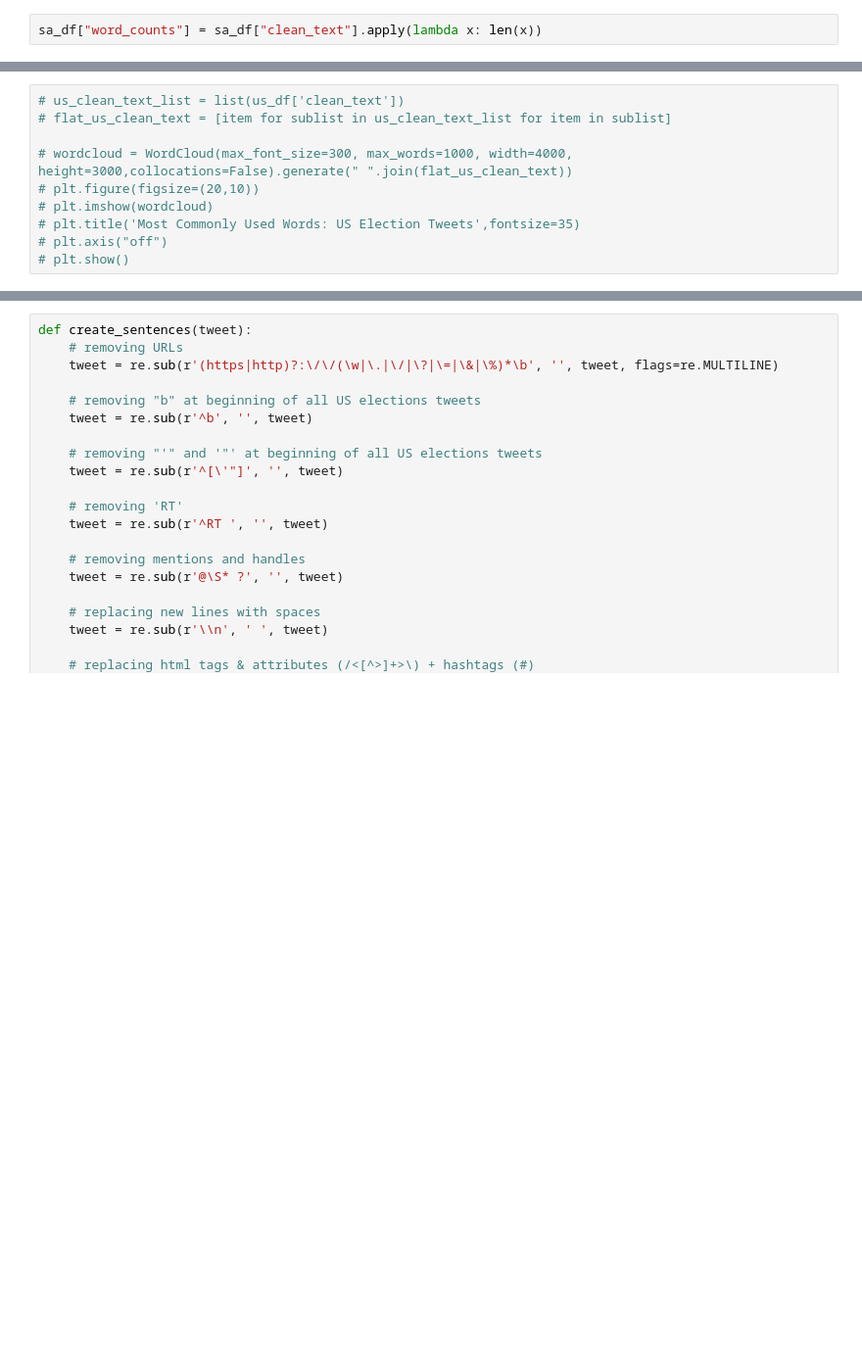
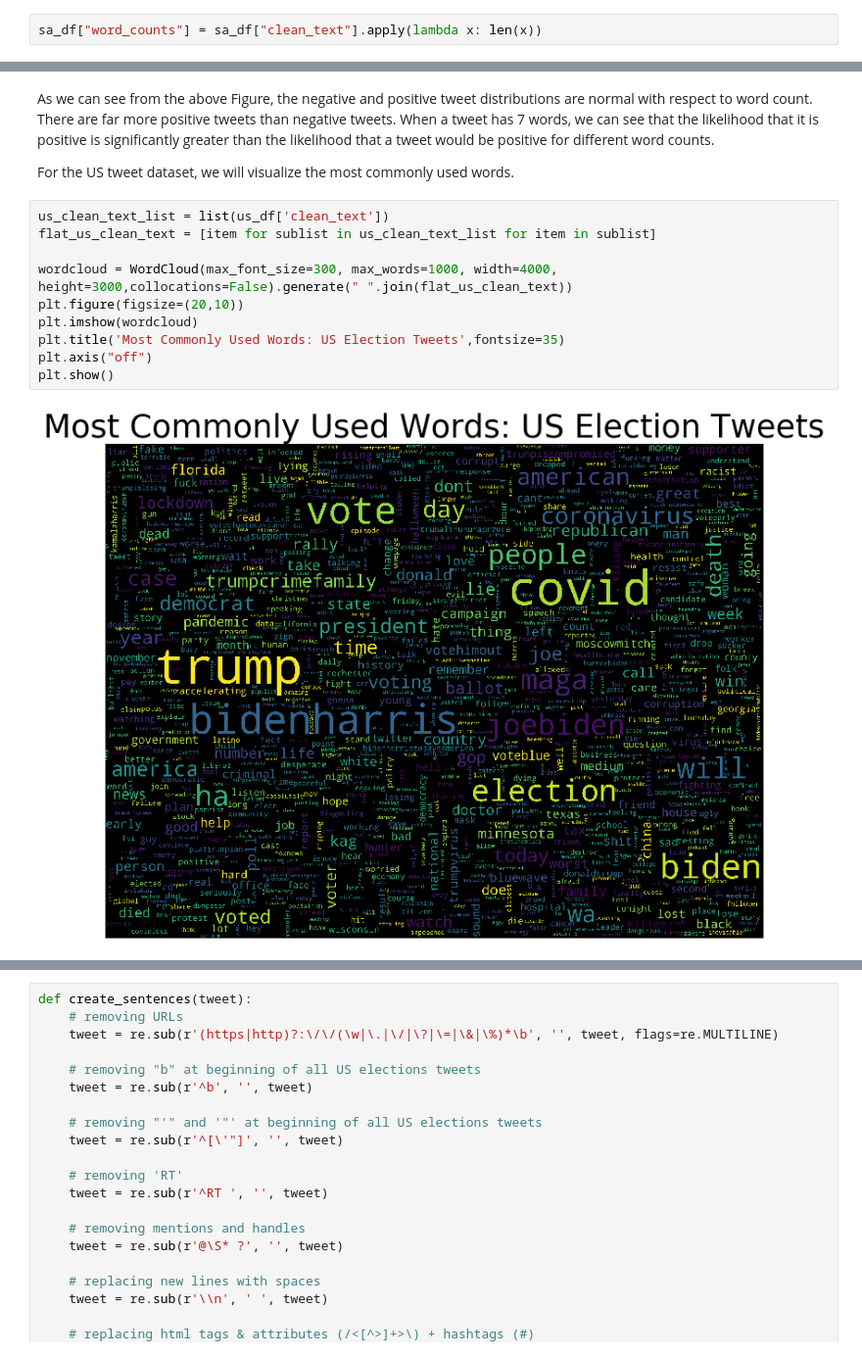
Before and after one commit to atkinssamuel/US-2020-twitter-NLP, a Jupyter notebook: project/atkins_1002951754_assignment3.ipynb, the cells around one changed output, grey strips where cells are left out. Shown at 98% size. Drawn from its saved outputs; the diff is of its cells as text; blank space fills up the shorter version.

```diff
--- a/project/atkins_1002951754_assignment3.ipynb
+++ b/project/atkins_1002951754_assignment3.ipynb
@@ -329,10 +386,16 @@ sa_df["word_counts"] = sa_df["clean_text"].apply(lambda x: len(x))
+# %% [markdown]
+As we can see from the above Figure, the negative and positive tweet distributions are normal with respect to word count. There are far more positive tweets than negative tweets. When a tweet has 7 words, we can see that the likelihood that it is positive is significantly greater than the likelihood that a tweet would be positive for different word counts.
+
+For the US tweet dataset, we will visualize the most commonly used words.
 # %%
-# us_clean_text_list = list(us_df['clean_text'])
-# flat_us_clean_text = [item for sublist in us_clean_text_list for item in sublist]
+us_clean_text_list = list(us_df['clean_text'])
+flat_us_clean_text = [item for sublist in us_clean_text_list for item in sublist]
 
-# wordcloud = WordCloud(max_font_size=300, max_words=1000, width=4000, height=3000,collocations=False).generate(" ".join(flat_us_clean_text))
-# plt.figure(figsize=(20,10))
-# plt.imshow(wordcloud)
-# plt.title('Most Commonly Used Words: US Election Tweets',fontsize=35)
-# plt.axis("off")
-# plt.show()
+wordcloud = WordCloud(max_font_size=300, max_words=1000, width=4000, height=3000,collocations=False).generate(" ".join(flat_us_clean_text))
+plt.figure(figsize=(20,10))
+plt.imshow(wordcloud)
+plt.title('Most Commonly Used Words: US Election Tweets',fontsize=35)
+plt.axis("off")
+plt.show()
+# %% [output]
+[figure, added]
```
Also changed, not shown: parts of 26 cells of this notebook.
